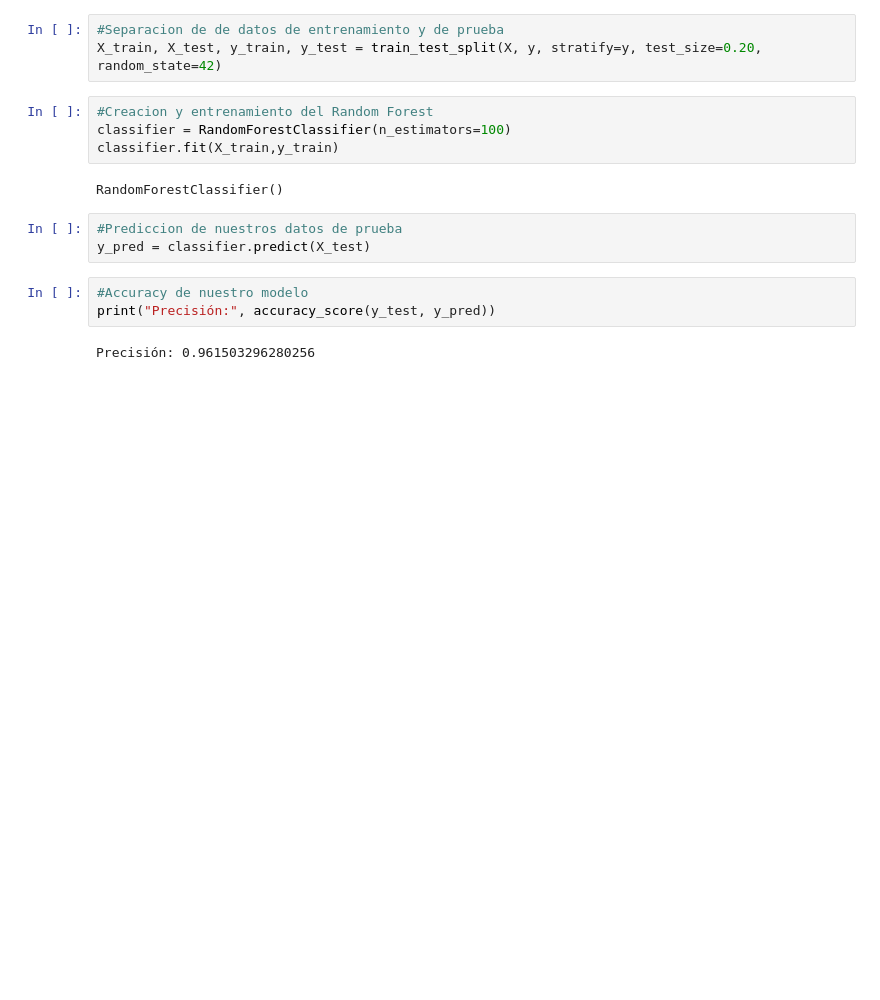
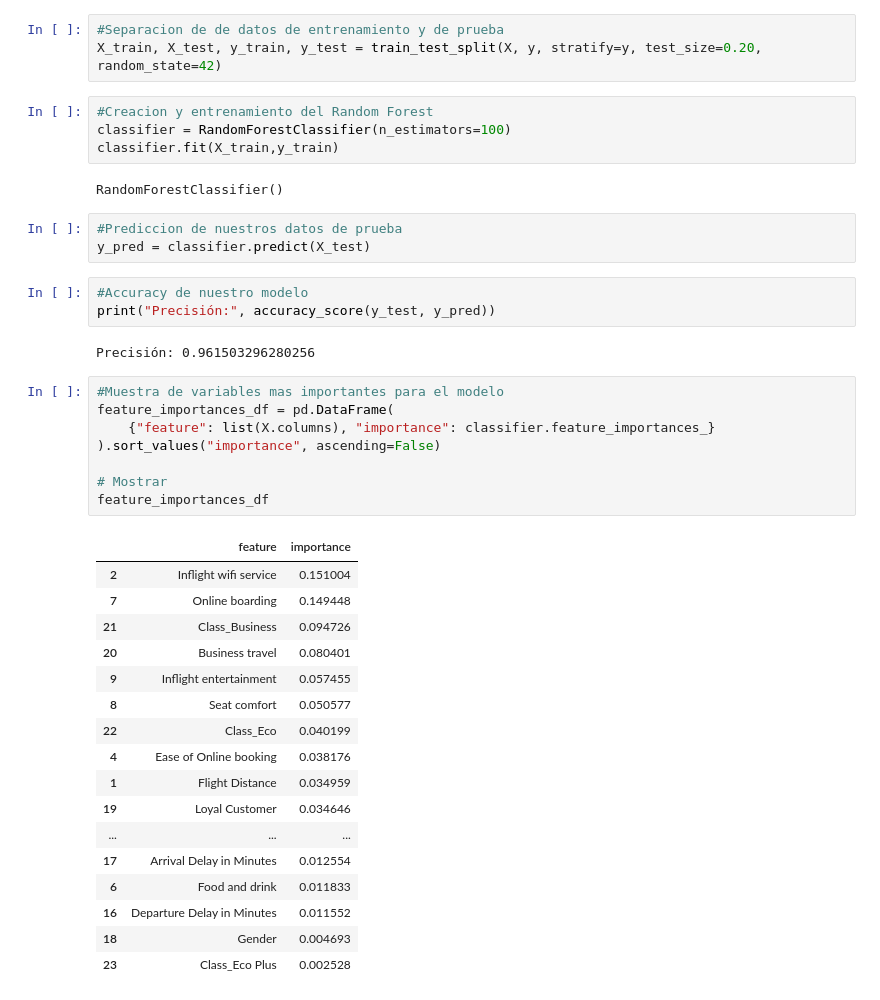
Before and after one commit to migue29/F5-Airlines, a Jupyter notebook: Eda.ipynb, the cells around one changed output. Cells and saved outputs as stored; diff of their text form; blank space fills up the shorter version.

```diff
--- a/Eda.ipynb
+++ b/Eda.ipynb
@@ -216,3 +216,29 @@ y_pred = classifier.predict(X_test)
 print("Precisión:", accuracy_score(y_test, y_pred))
 # %% [output]
 Precisión: 0.961503296280256
+# %%
+#Muestra de variables mas importantes para el modelo
+feature_importances_df = pd.DataFrame(
+    {"feature": list(X.columns), "importance": classifier.feature_importances_}
+).sort_values("importance", ascending=False)
+
+# Mostrar
+feature_importances_df
+# %% [output]
+|  | feature | importance |
+| 2 | Inflight wifi service | 0.151004 |
+| 7 | Online boarding | 0.149448 |
+| 21 | Class_Business | 0.094726 |
+| 20 | Business travel | 0.080401 |
+| 9 | Inflight entertainment | 0.057455 |
+| 8 | Seat comfort | 0.050577 |
+| 22 | Class_Eco | 0.040199 |
+| 4 | Ease of Online booking | 0.038176 |
+| 1 | Flight Distance | 0.034959 |
+| 19 | Loyal Customer | 0.034646 |
+| ... | ... | ... |
+| 17 | Arrival Delay in Minutes | 0.012554 |
+| 6 | Food and drink | 0.011833 |
+| 16 | Departure Delay in Minutes | 0.011552 |
+| 18 | Gender | 0.004693 |
+| 23 | Class_Eco Plus | 0.002528 |
```
Also changed, not shown: parts of 1 cell of this notebook.
